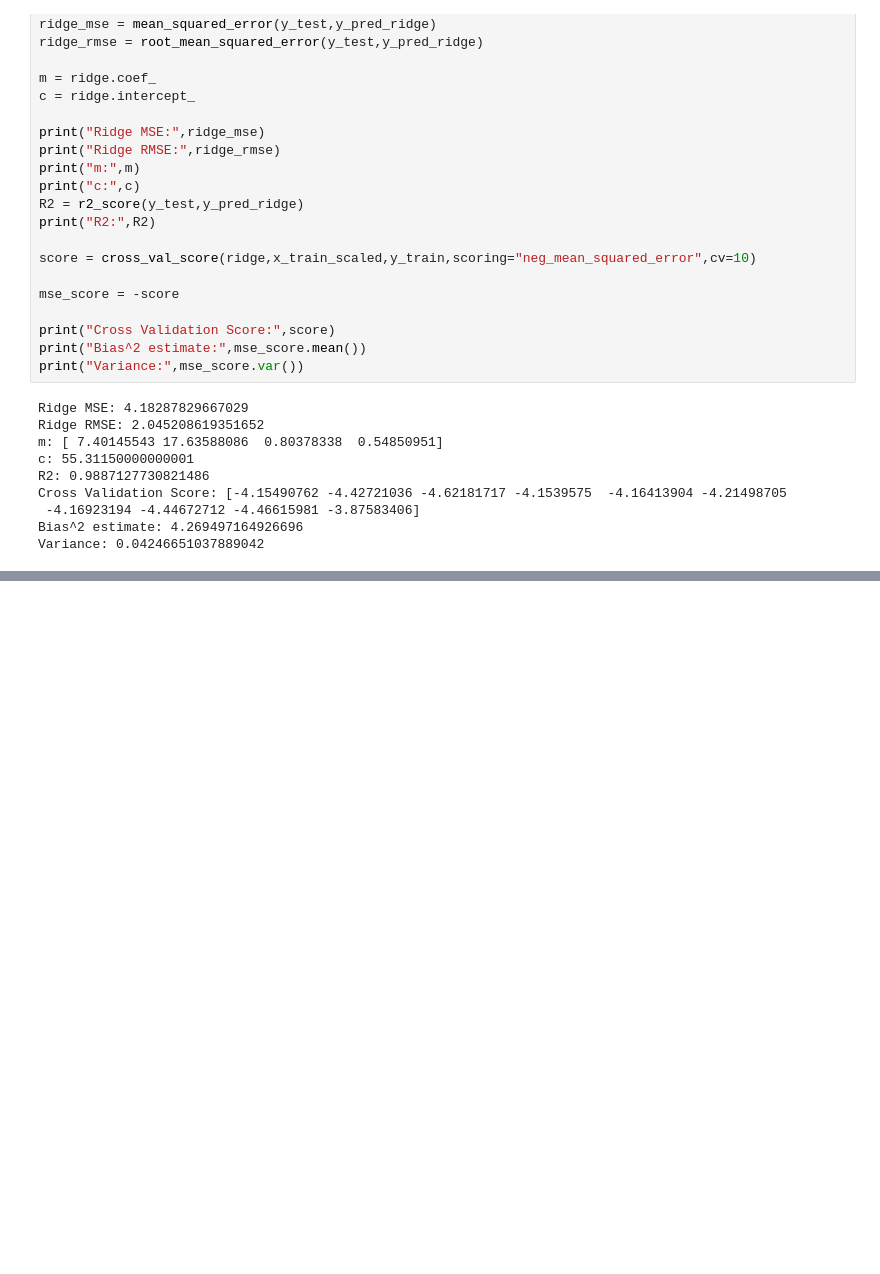
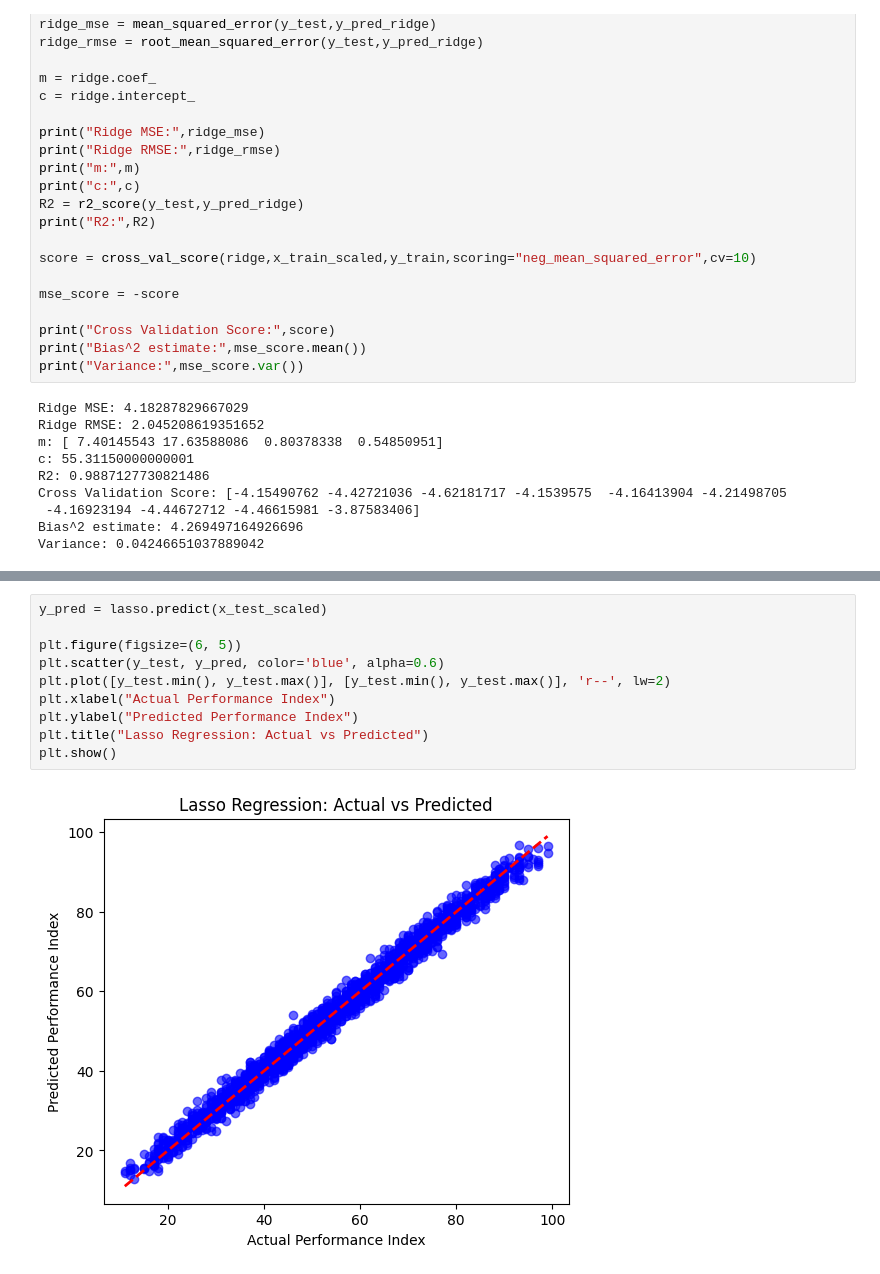
Before and after one commit to Ritik4259/Linear-Regression, a Jupyter notebook: Regularisation.ipynb, the cells around one changed output, grey strips where cells are left out. Drawn from its saved outputs; the diff is of its cells as text; blank space fills up the shorter version.

```diff
--- a/Regularisation.ipynb
+++ b/Regularisation.ipynb
@@ -153,0 +177,12 @@ Variance: 0.051279503333437185
+# %%
+y_pred = lasso.predict(x_test_scaled)
+
+plt.figure(figsize=(6, 5))
+plt.scatter(y_test, y_pred, color='blue', alpha=0.6)
+plt.plot([y_test.min(), y_test.max()], [y_test.min(), y_test.max()], 'r--', lw=2)
+plt.xlabel("Actual Performance Index")
+plt.ylabel("Predicted Performance Index")
+plt.title("Lasso Regression: Actual vs Predicted")
+plt.show()
+# %% [output]
+[figure, added]
```
Also changed, not shown: parts of 11 cells of this notebook.
